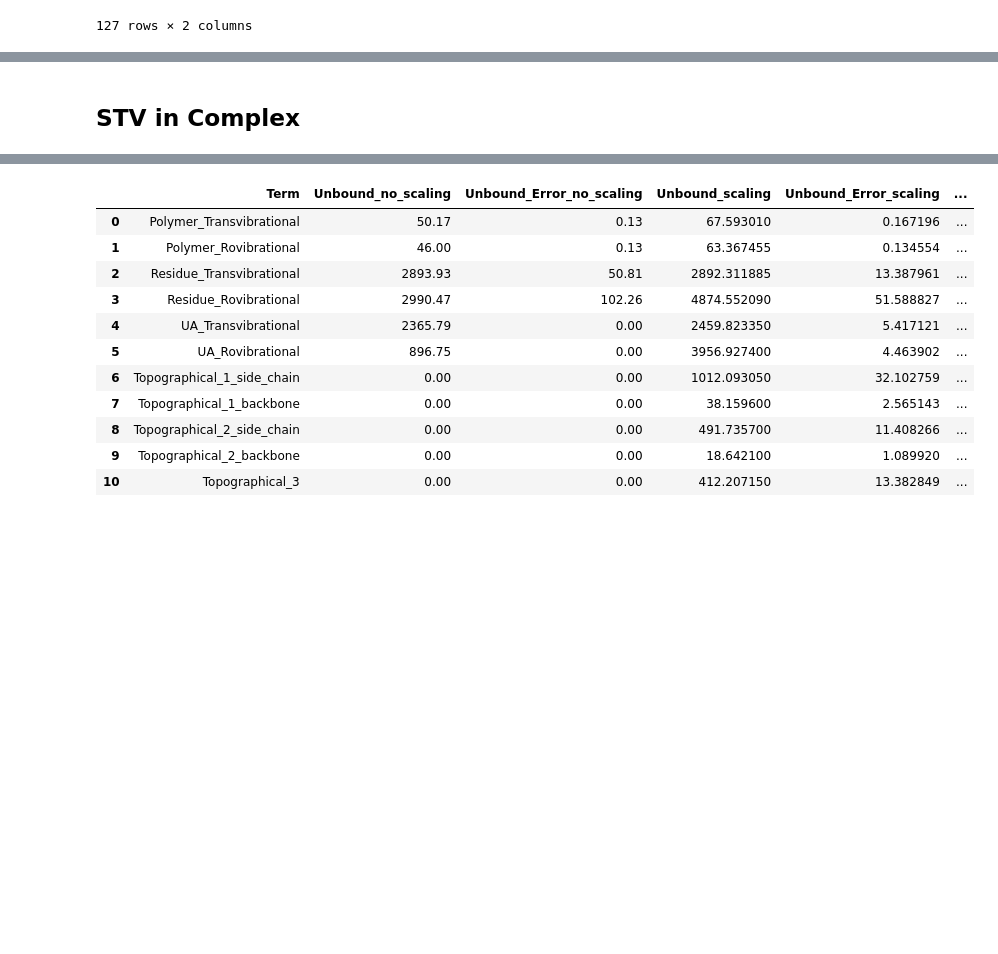
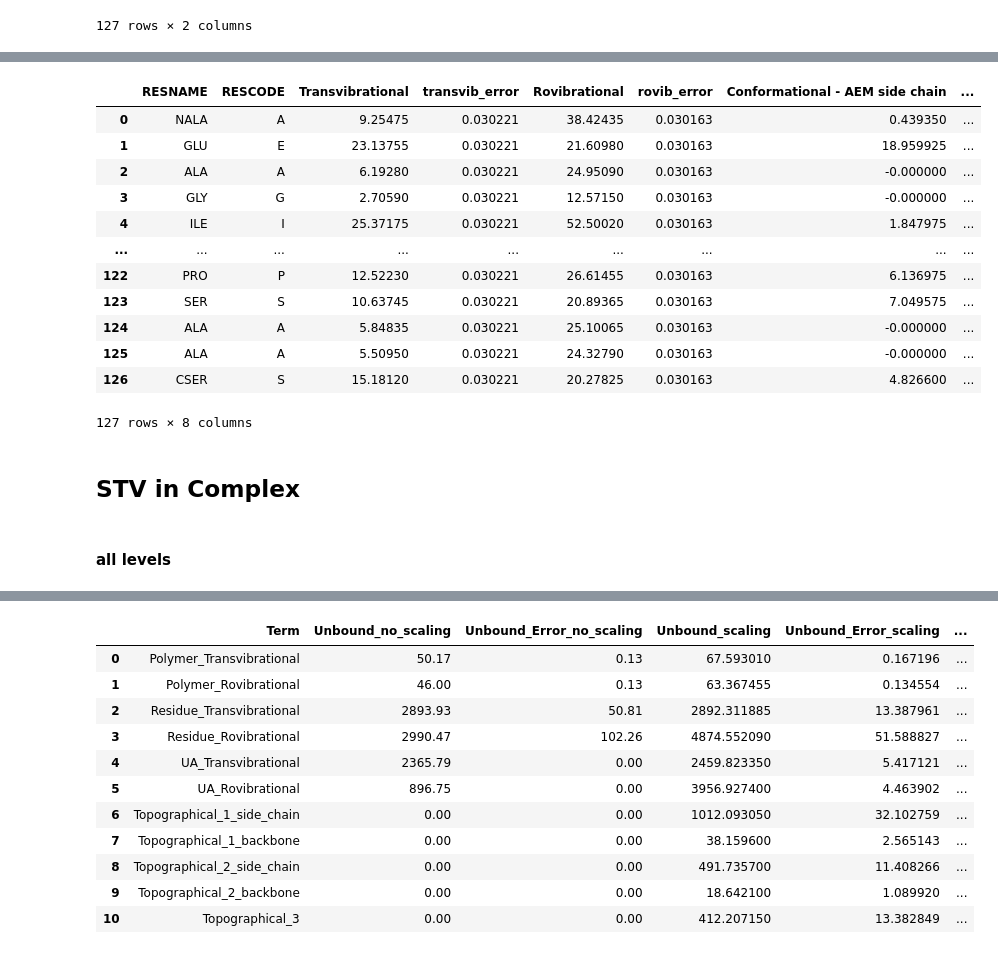
Before and after one commit to ioanaapapa/STV_BTN_Analysis, a Jupyter notebook: STV_BTN_Analysis.ipynb, the cells around one changed output, grey strips where cells are left out. Cells and saved outputs as stored; diff of their text form; code cells hidden in the pictures; blank space fills up the shorter version.

Commit message:
topographical per residue analysis

```diff
--- a/STV_BTN_Analysis.ipynb
+++ b/STV_BTN_Analysis.ipynb
@@ -774,7 +752,7 @@ for residue in  res_names:
 # %%
 df_STV_unbound_per_residue = pd.DataFrame()
-df_STV_unbound_per_residue["RESNAME"] = res_names
-df_STV_unbound_per_residue["RESCODE"] = res_codes
+df_STV_unbound_per_residue["RESNAME"] = res_names_unbound
+df_STV_unbound_per_residue["RESCODE"] = res_codes_unbound
 # %%
 df_STV_unbound_per_residue
 # %% [output]
@@ -793,4 +771,6 @@ df_STV_unbound_per_residue
 127 rows × 2 columns
 # %%
 df_STV_unbound_per_residue["Transvibrational"] = average_per_residue (df_STV_unbound_transvib_per_residue)
+df_STV_unbound_per_residue["transvib_error"] = avg_error(df_STV_unbound_transvib_per_residue)
 df_STV_unbound_per_residue["Rovibrational"] = average_per_residue (df_STV_unbound_rovib_per_residue)
+df_STV_unbound_per_residue["rovib_error"] = avg_error(df_STV_unbound_rovib_per_residue)
@@ -799,5 +793,29 @@ TypeError: 'int' object is not subscriptable
+# %%
+df_STV_unbound_conf_per_residue=pd.read_table('old_traj/STV_unbound/STV_AEM_values.out', sep = "\t", names = ["A","B","C","D"])
+average_per_chain(df_STV_unbound_conf_per_residue)
+# %%
+df_STV_unbound_per_residue["Conformational - AEM side chain"] = df_STV_unbound_conf_per_residue["Average Per Chain"]
+df_STV_unbound_per_residue["conf_error"] = avg_error(df_STV_unbound_conf_per_residue)
+# %%
+df_STV_unbound_per_residue
+# %% [output]
+|  | RESNAME | RESCODE | Transvibrational | transvib_error | Rovibrational | rovib_error | Conformational - AEM side chain | ... |
+| 0 | NALA | A | 9.25475 | 0.030221 | 38.42435 | 0.030163 | 0.439350 | ... |
+| 1 | GLU | E | 23.13755 | 0.030221 | 21.60980 | 0.030163 | 18.959925 | ... |
+| 2 | ALA | A | 6.19280 | 0.030221 | 24.95090 | 0.030163 | -0.000000 | ... |
+| 3 | GLY | G | 2.70590 | 0.030221 | 12.57150 | 0.030163 | -0.000000 | ... |
+| 4 | ILE | I | 25.37175 | 0.030221 | 52.50020 | 0.030163 | 1.847975 | ... |
+| ... | ... | ... | ... | ... | ... | ... | ... | ... |
+| 122 | PRO | P | 12.52230 | 0.030221 | 26.61455 | 0.030163 | 6.136975 | ... |
+| 123 | SER | S | 10.63745 | 0.030221 | 20.89365 | 0.030163 | 7.049575 | ... |
+| 124 | ALA | A | 5.84835 | 0.030221 | 25.10065 | 0.030163 | -0.000000 | ... |
+| 125 | ALA | A | 5.50950 | 0.030221 | 24.32790 | 0.030163 | -0.000000 | ... |
+| 126 | CSER | S | 15.18120 | 0.030221 | 20.27825 | 0.030163 | 4.826600 | ... |
+127 rows × 8 columns
 # %% [markdown]
 ## STV in Complex
+# %% [markdown]
+#### all levels
 # %%
 df_STV_bound_polymer_transvib=pd.read_table('old_traj/STV_bound/STV_polymer_transvib.out', sep = "\t", names = ["A","B","C","D"])
 average_per_chain(df_STV_bound_polymer_transvib)
```
Also changed, not shown: parts of 17 cells of this notebook, 20 other files.
